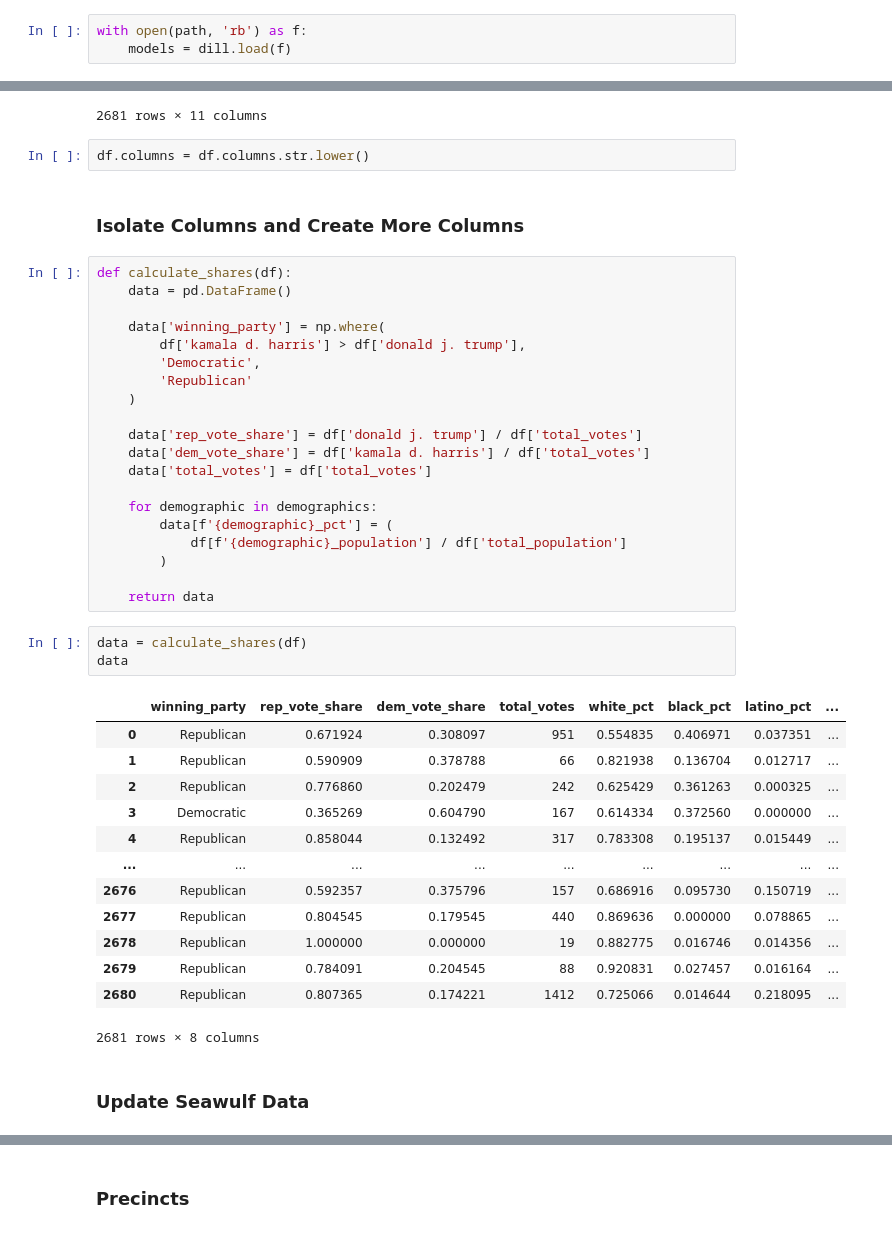
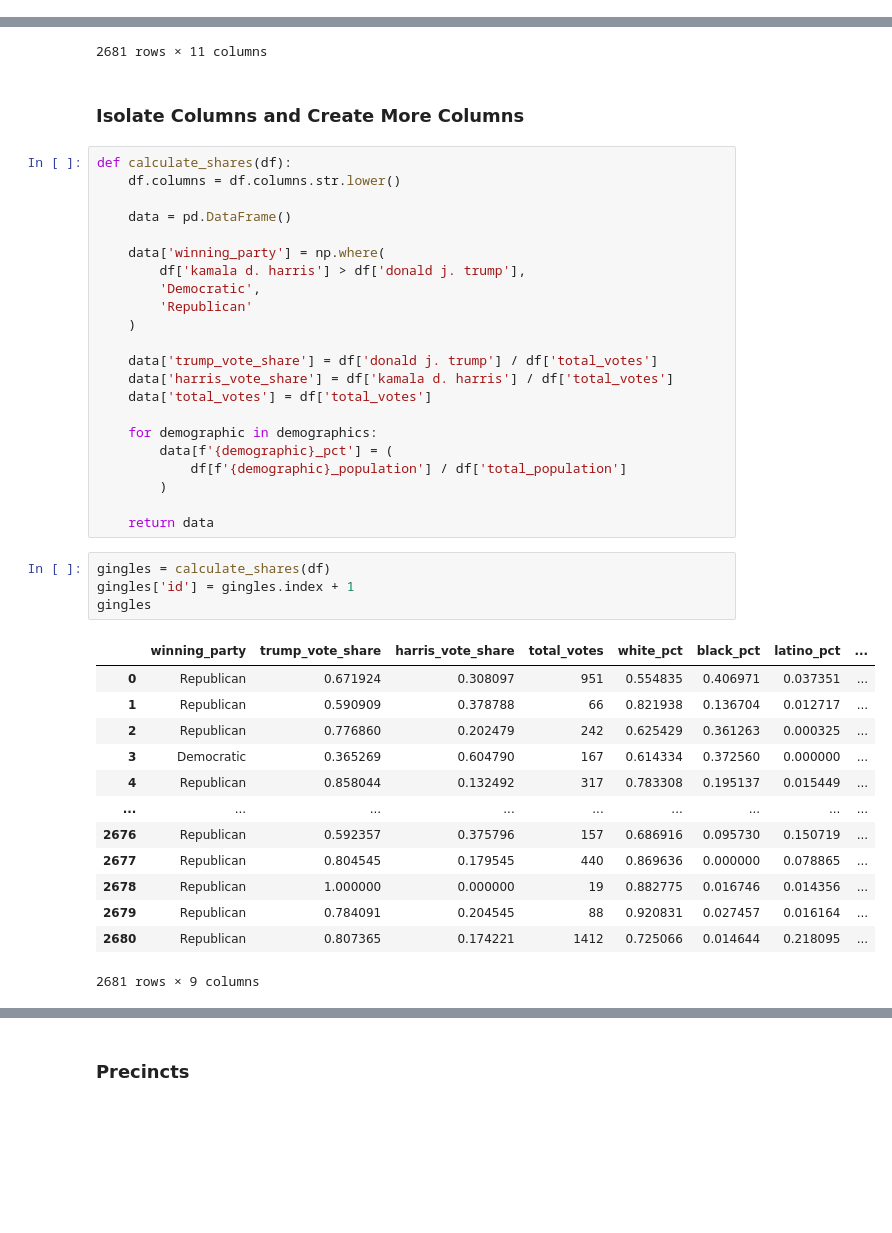
Before and after one commit to CSE416-Rockies/Rockies-VRA-Repeal-Analysis, a Jupyter notebook: preprocessing/Arkansas/ar-gingles.ipynb, the cells around one changed output, grey strips where cells are left out. Cells and saved outputs as stored; diff of their text form; blank space fills up the shorter version.

```diff
--- a/preprocessing/Arkansas/ar-gingles.ipynb
+++ b/preprocessing/Arkansas/ar-gingles.ipynb
@@ -18,3 +11,0 @@ path = '../output/Arkansas/models/ei_models.pkl'
-# %%
-with open(path, 'rb') as f:
-    models = dill.load(f)
@@ -73,12 +30,12 @@ df
 | 2679 | 05149-24 - Waveland | 149 | 18 | 69 | 1 | 88 | ... |
 | 2680 | 05149-07 - Dardanelle Outside | 149 | 246 | 1140 | 26 | 1412 | ... |
 2681 rows × 11 columns
-# %%
-df.columns = df.columns.str.lower()
 # %% [markdown]
 ### Isolate Columns and Create More Columns
 # %%
 def calculate_shares(df):
+    df.columns = df.columns.str.lower()
+
     data = pd.DataFrame()
 
     data['winning_party'] = np.where(
@@ -87,8 +44,8 @@ def calculate_shares(df):
         'Republican'
     )
 
-    data['rep_vote_share'] = df['donald j. trump'] / df['total_votes']
-    data['dem_vote_share'] = df['kamala d. harris'] / df['total_votes']
+    data['trump_vote_share'] = df['donald j. trump'] / df['total_votes']
+    data['harris_vote_share'] = df['kamala d. harris'] / df['total_votes']
     data['total_votes'] = df['total_votes']
 
     for demographic in demographics:
@@ -98,10 +55,11 @@ def calculate_shares(df):
 
     return data
 # %%
-data = calculate_shares(df)
-data
+gingles = calculate_shares(df)
+gingles['id'] = gingles.index + 1
+gingles
 # %% [output]
-|  | winning_party | rep_vote_share | dem_vote_share | total_votes | white_pct | black_pct | latino_pct | ... |
+|  | winning_party | trump_vote_share | harris_vote_share | total_votes | white_pct | black_pct | latino_pct | ... |
 | 0 | Republican | 0.671924 | 0.308097 | 951 | 0.554835 | 0.406971 | 0.037351 | ... |
 | 1 | Republican | 0.590909 | 0.378788 | 66 | 0.821938 | 0.136704 | 0.012717 | ... |
 | 2 | Republican | 0.776860 | 0.202479 | 242 | 0.625429 | 0.361263 | 0.000325 | ... |
@@ -113,6 +71,4 @@ data
 | 2678 | Republican | 1.000000 | 0.000000 | 19 | 0.882775 | 0.016746 | 0.014356 | ... |
 | 2679 | Republican | 0.784091 | 0.204545 | 88 | 0.920831 | 0.027457 | 0.016164 | ... |
 | 2680 | Republican | 0.807365 | 0.174221 | 1412 | 0.725066 | 0.014644 | 0.218095 | ... |
-2681 rows × 8 columns
+2681 rows × 9 columns
-# %% [markdown]
-### Update Seawulf Data
```
Also changed, not shown: parts of 19 cells of this notebook, 6 other files.
